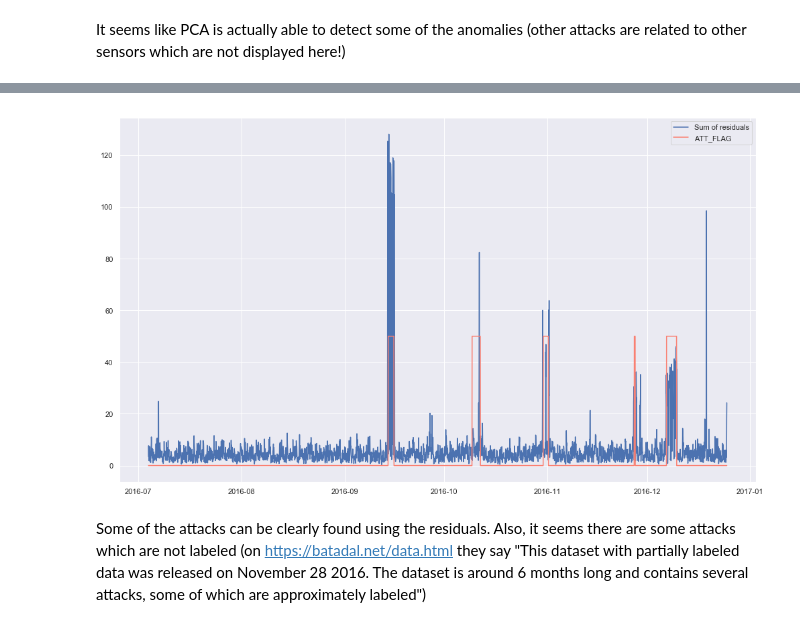
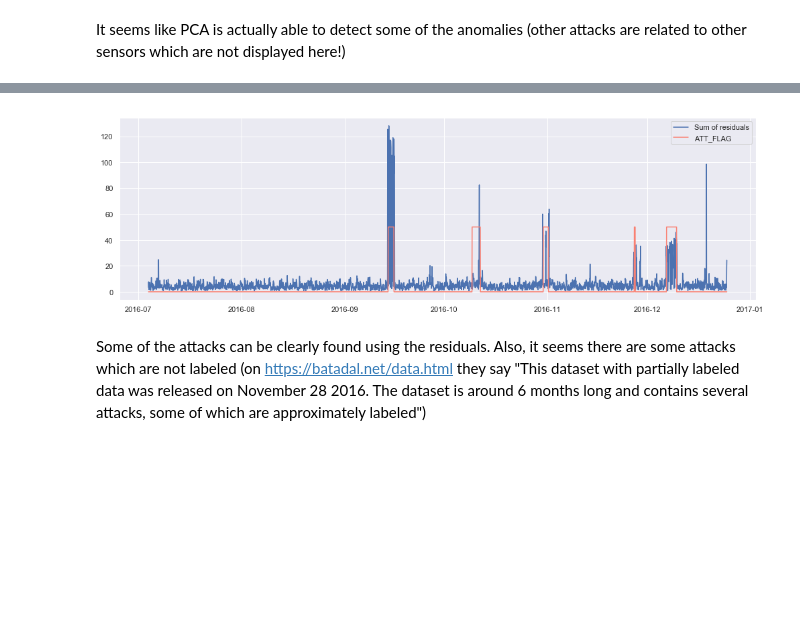
Before and after one commit to benhe119/Cyber-data-analytics_TUDelft, a Jupyter notebook: lab2/notebooks/PCA.ipynb, the cells around one changed output, grey strips where cells are left out. Saved outputs shown, nothing was run; the diff lists cells and outputs as text; code cells hidden in the pictures; blank space fills up the shorter version.

```diff
--- a/lab2/notebooks/PCA.ipynb
+++ b/lab2/notebooks/PCA.ipynb
@@ -130,12 +129,13 @@ Now, let's sum all these squared residuals
 # %%
 squared_sum_res = squared_res_df.sum(axis=1)
-plt.figure(figsize=(17,10))
+plt.figure(figsize=(17,5))
 plt.plot(squared_sum_res, label='Sum of residuals')
 plt.plot(labels, color='salmon')
 plt.legend()
+plt.savefig(r"../images/PCA_residuals_single_signal.pdf")
 plt.show()
 # %% [output]
-[figure, old version]
+[figure, new version]
 # %% [markdown]
 Some of the attacks can be clearly found using the residuals. Also, it seems there are some attacks which are not labeled (on https://batadal.net/data.html they say "This dataset with partially labeled data was released on November 28 2016. The dataset is around 6 months long and contains several attacks, some of which are approximately labeled")
 # %% [markdown]
```
Also changed, not shown: parts of 11 cells of this notebook.
